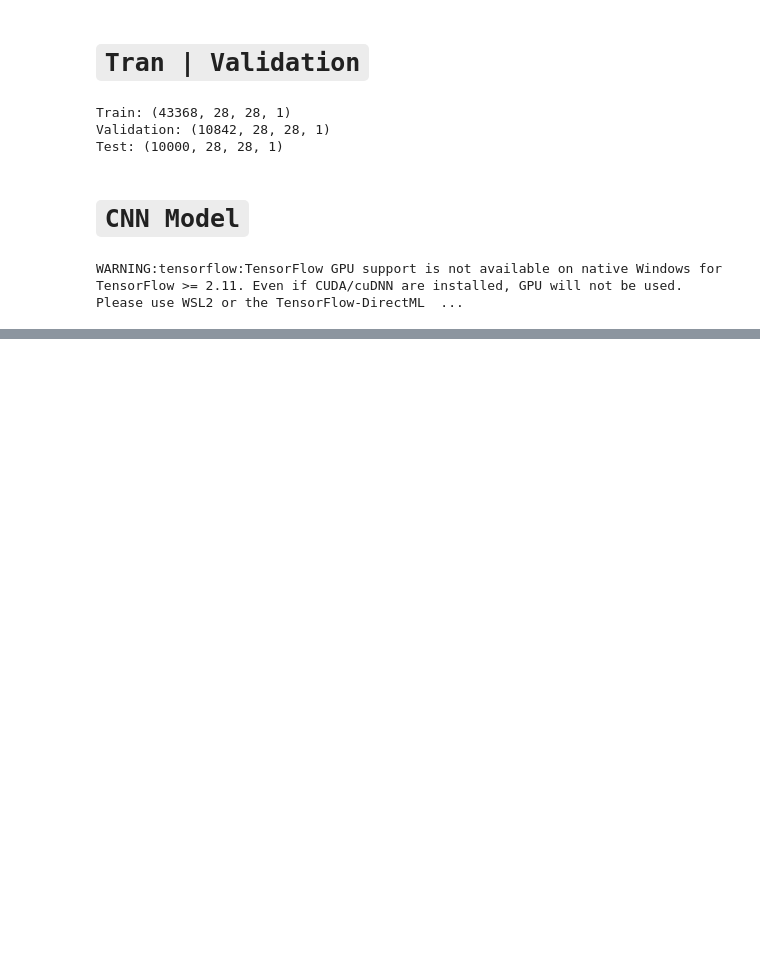
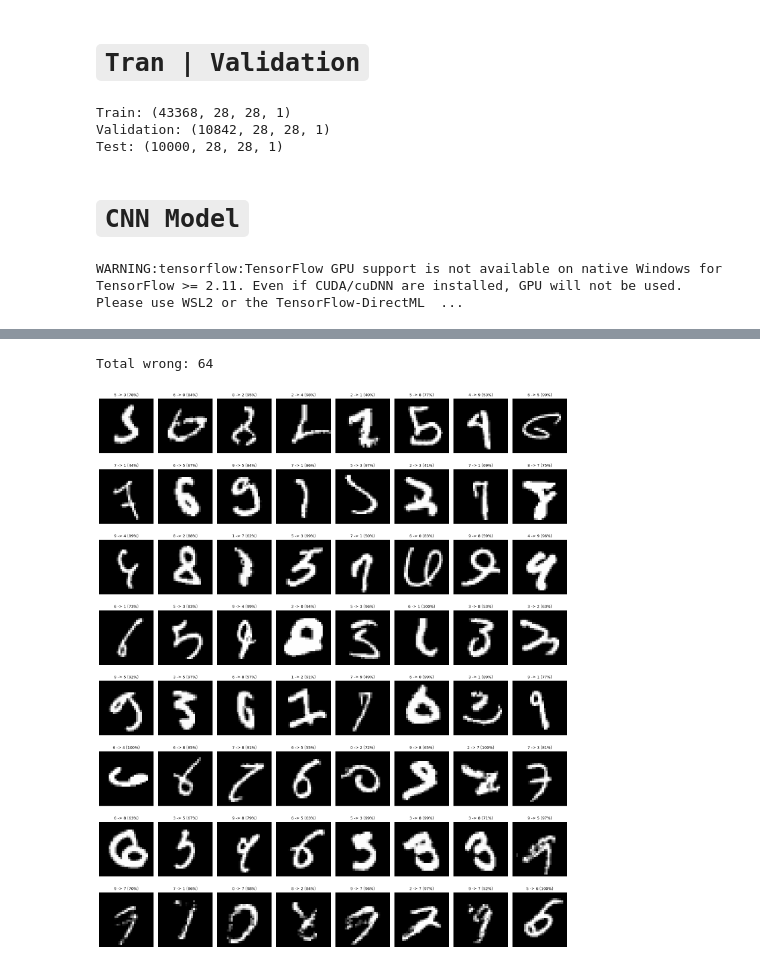
Before and after one commit to mrpaul-10/CodeAlpha_Handwritten_Character_Recognition, a Jupyter notebook: notebook/Handwritten_recognition.ipynb, the cells around one changed output, grey strips where cells are left out. Cells and saved outputs as stored; diff of their text form; code cells hidden in the pictures; blank space fills up the shorter version.

```diff
--- a/notebook/Handwritten_recognition.ipynb
+++ b/notebook/Handwritten_recognition.ipynb
@@ -214,0 +306,17 @@ Epoch 20/20
+# %%
+wrong = np.where(y_pred != y_test)[0]
+print('Total wrong:', len(wrong))
+cols = 8
+n_rows = int(np.ceil(len(wrong) / cols))
+fig, axes = plt.subplots(n_rows, cols, figsize=(cols * 2, n_rows * 2.4))
+for ax in axes.flat:
+    ax.axis('off')
+for ax, idx in zip(axes.flat, wrong):
+    ax.imshow(x_test[idx].reshape(28, 28), cmap='gray')
+    conf = y_prob[idx].max() * 100
+    ax.set_title(str(y_test[idx]) + ' -> ' + str(y_pred[idx]) + ' (' + str(round(conf)) + '%)', fontsize=9)
+plt.tight_layout()
+plt.show()
+# %% [output]
+Total wrong: 64
+[figure, added]
```
Also changed, not shown: parts of 8 cells of this notebook.
